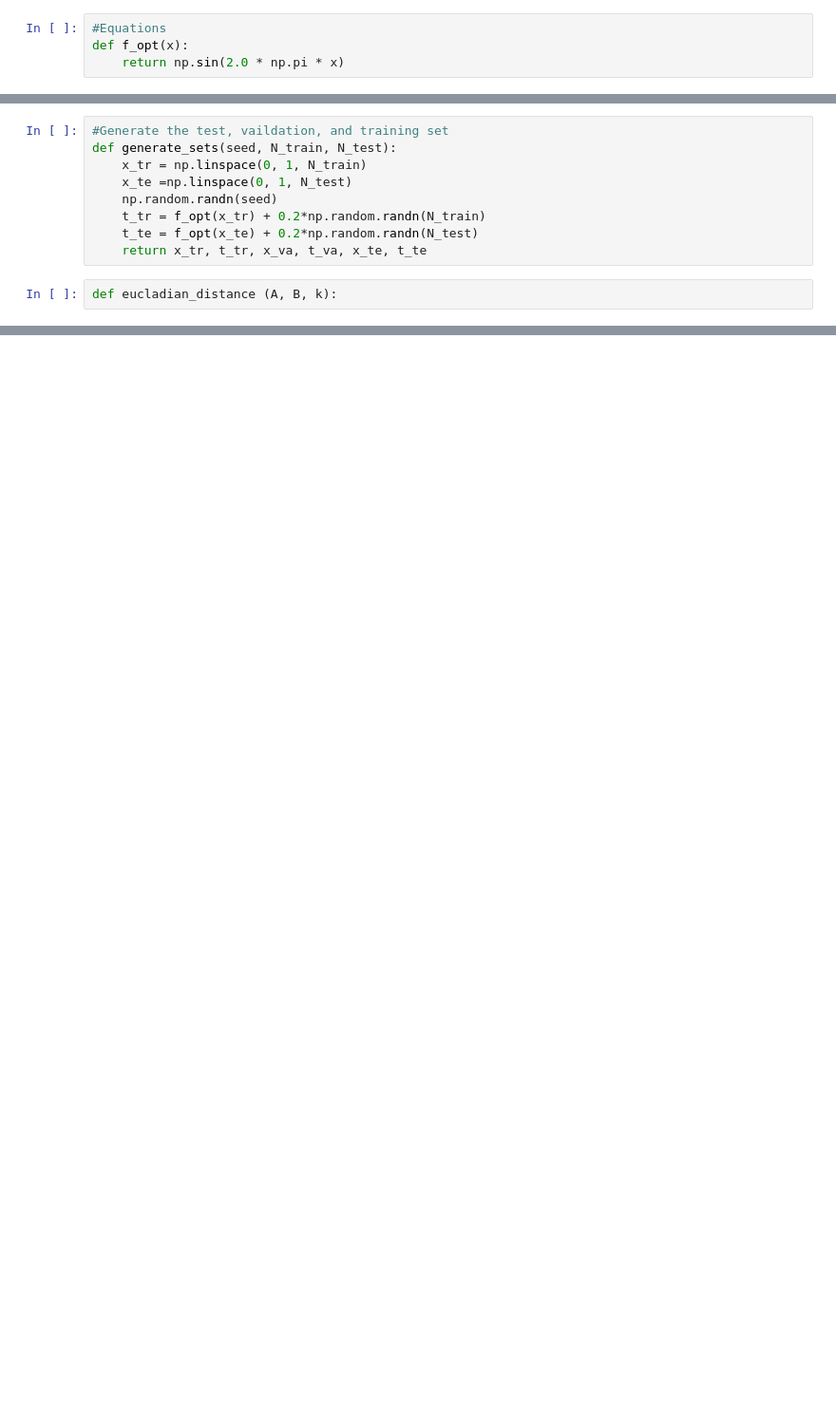
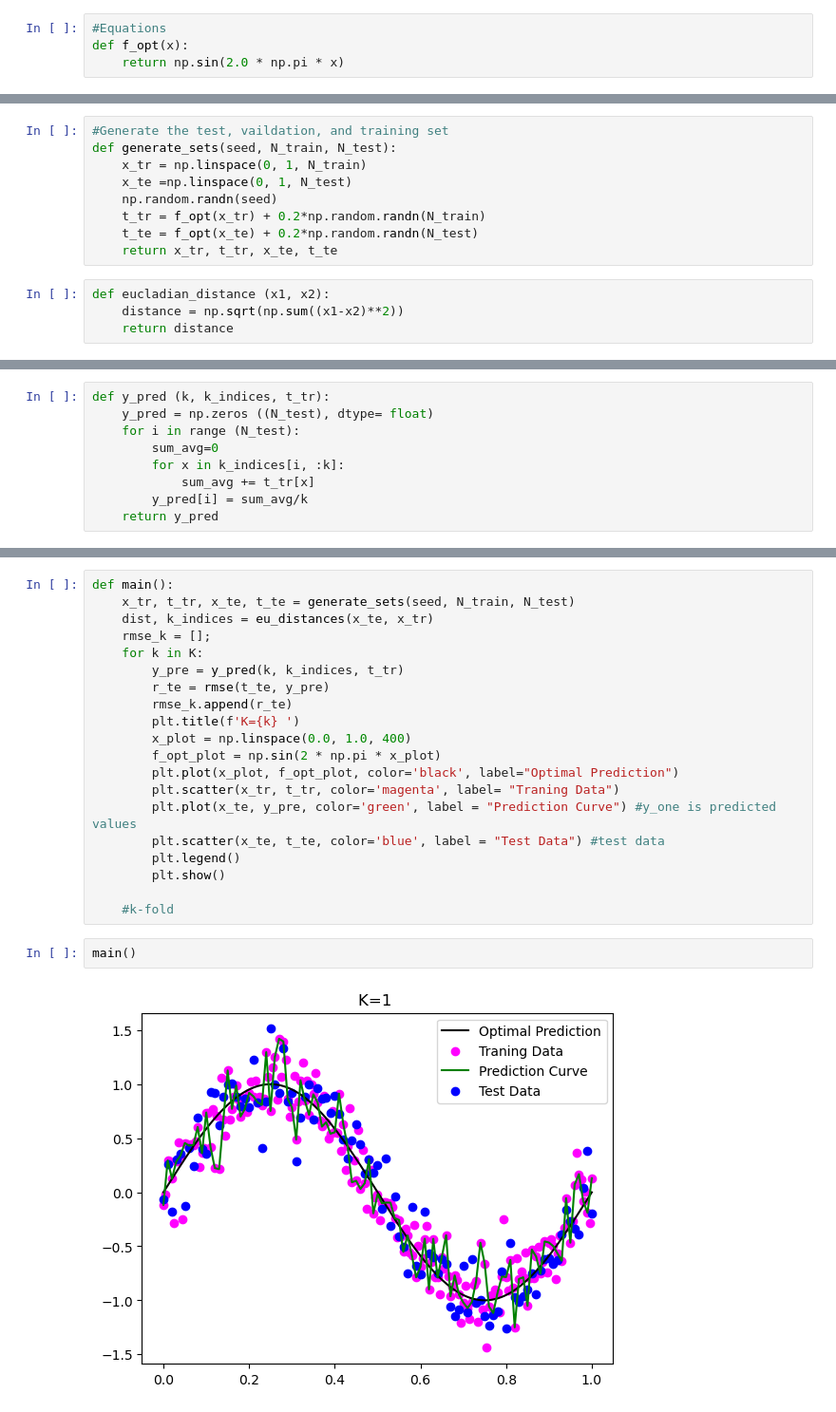
Before and after one commit to r-rani/Machine-Learning, a Jupyter notebook: Assignment2/ranir_assignment2.ipynb, the cells around one changed output, grey strips where cells are left out. Shown at 95% size. Drawn from its saved outputs; the diff is of its cells as text; blank space fills up the shorter version.

```diff
--- a/Assignment2/ranir_assignment2.ipynb
+++ b/Assignment2/ranir_assignment2.ipynb
@@ -21,6 +26,8 @@ def generate_sets(seed, N_train, N_test):
     np.random.randn(seed)
     t_tr = f_opt(x_tr) + 0.2*np.random.randn(N_train)
     t_te = f_opt(x_te) + 0.2*np.random.randn(N_test)
-    return x_tr, t_tr, x_va, t_va, x_te, t_te
+    return x_tr, t_tr, x_te, t_te
 # %%
-def eucladian_distance (A, B, k):
+def eucladian_distance (x1, x2):
+    distance = np.sqrt(np.sum((x1-x2)**2))
+    return distance
@@ -26,0 +49,9 @@ def eucladian_distance (A, B, k):
+# %%
+def y_pred (k, k_indices, t_tr):
+    y_pred = np.zeros ((N_test), dtype= float)
+    for i in range (N_test):
+        sum_avg=0
+        for x in k_indices[i, :k]:
+            sum_avg += t_tr[x]
+        y_pred[i] = sum_avg/k
+    return y_pred
@@ -26,0 +68,24 @@ def eucladian_distance (A, B, k):
+# %%
+def main():
+    x_tr, t_tr, x_te, t_te = generate_sets(seed, N_train, N_test)
+    dist, k_indices = eu_distances(x_te, x_tr)
+    rmse_k = [];
+    for k in K:
+        y_pre = y_pred(k, k_indices, t_tr)
+        r_te = rmse(t_te, y_pre)
+        rmse_k.append(r_te)
+        plt.title(f'K={k} ')
+        x_plot = np.linspace(0.0, 1.0, 400)
+        f_opt_plot = np.sin(2 * np.pi * x_plot)
+        plt.plot(x_plot, f_opt_plot, color='black', label="Optimal Prediction")
+        plt.scatter(x_tr, t_tr, color='magenta', label= "Traning Data")
+        plt.plot(x_te, y_pre, color='green', label = "Prediction Curve") #y_one is predicted values
+        plt.scatter(x_te, t_te, color='blue', label = "Test Data") #test data
+        plt.legend()
+        plt.show()
+
+    #k-fold
+# %%
+main()
+# %% [output]
+[figure, added]
```
Also changed, not shown: parts of 6 cells of this notebook, 2 other files.
